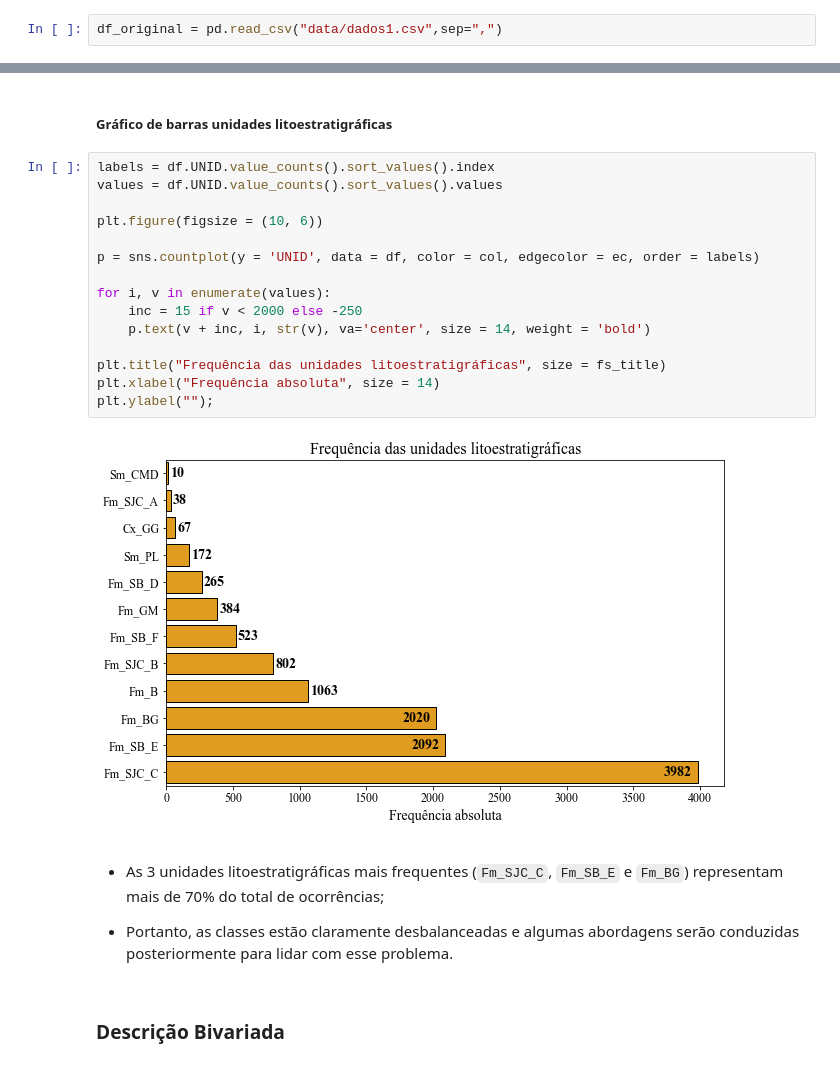
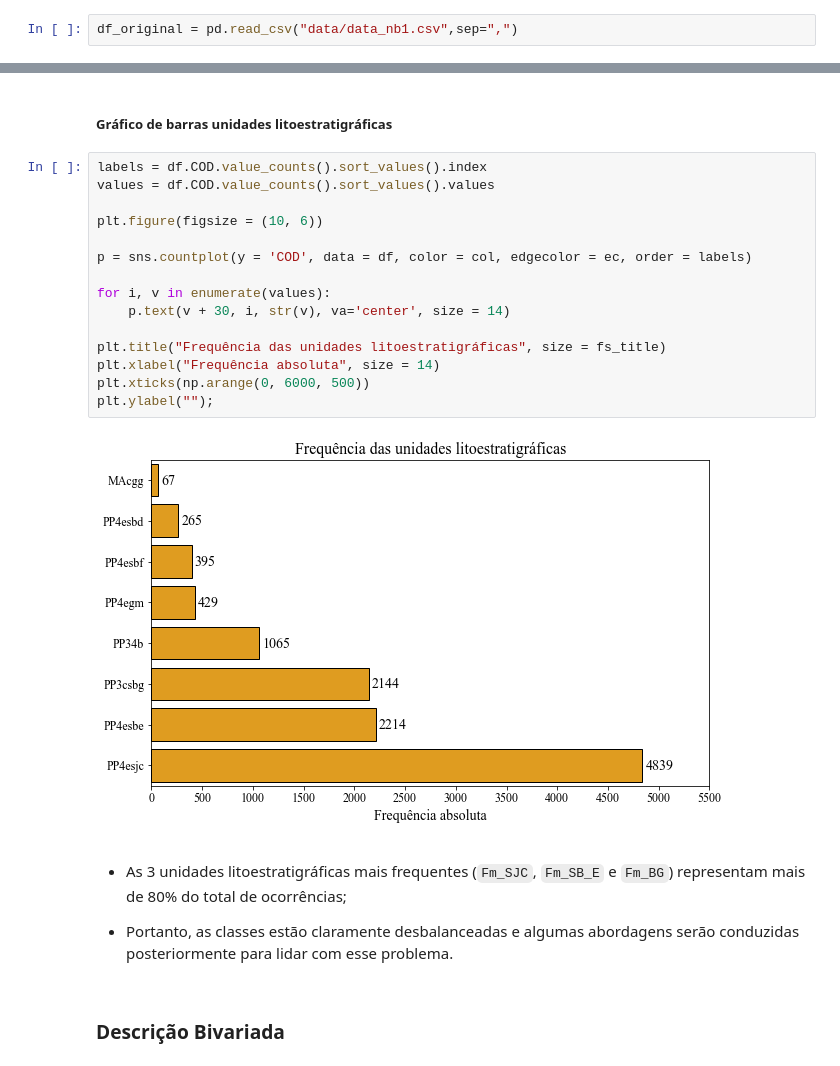
Before and after one commit to fnaghetini/Mapa-Preditivo, a Jupyter notebook: notebook1.ipynb, the cells around one changed output, grey strips where cells are left out. Saved outputs shown, nothing was run; the diff lists cells and outputs as text.

```diff
--- a/notebook1.ipynb
+++ b/notebook1.ipynb
@@ -273,7 +273,7 @@ warnings.filterwarnings("ignore")
 # %% [markdown]
 ##### Importação do banco de dados
 # %%
-df_original = pd.read_csv("data/dados1.csv",sep=",")
+df_original = pd.read_csv("data/data_nb1.csv",sep=",")
 # %%
 # criação de uma cópia (deep) do dataframe original
 df = df_original.copy(deep = True)
@@ -708,24 +708,24 @@ plt.ylabel("Cᵥ", size = fs_title);
 # %% [markdown]
 ##### Gráfico de barras unidades litoestratigráficas
 # %%
-labels = df.UNID.value_counts().sort_values().index
-values = df.UNID.value_counts().sort_values().values
+labels = df.COD.value_counts().sort_values().index
+values = df.COD.value_counts().sort_values().values
 
 plt.figure(figsize = (10, 6))
 
-p = sns.countplot(y = 'UNID', data = df, color = col, edgecolor = ec, order = labels)
+p = sns.countplot(y = 'COD', data = df, color = col, edgecolor = ec, order = labels)
 
 for i, v in enumerate(values):
-    inc = 15 if v < 2000 else -250
-    p.text(v + inc, i, str(v), va='center', size = 14, weight = 'bold')
+    p.text(v + 30, i, str(v), va='center', size = 14)
 
 plt.title("Frequência das unidades litoestratigráficas", size = fs_title)
 plt.xlabel("Frequência absoluta", size = 14)
+plt.xticks(np.arange(0, 6000, 500))
 plt.ylabel("");
 # %% [output]
-[figure, old version]
+[figure, new version]
 # %% [markdown]
-- As 3 unidades litoestratigráficas mais frequentes (`Fm_SJC_C`, `Fm_SB_E` e `Fm_BG`) representam mais de 70% do total de ocorrências;
+- As 3 unidades litoestratigráficas mais frequentes (`Fm_SJC`, `Fm_SB_E` e `Fm_BG`) representam mais de 80% do total de ocorrências;
 
 - Portanto, as classes estão claramente desbalanceadas e algumas abordagens serão conduzidas posteriormente para lidar com esse problema.
 # %% [markdown]
```
Also changed, not shown: parts of 24 cells of this notebook.
